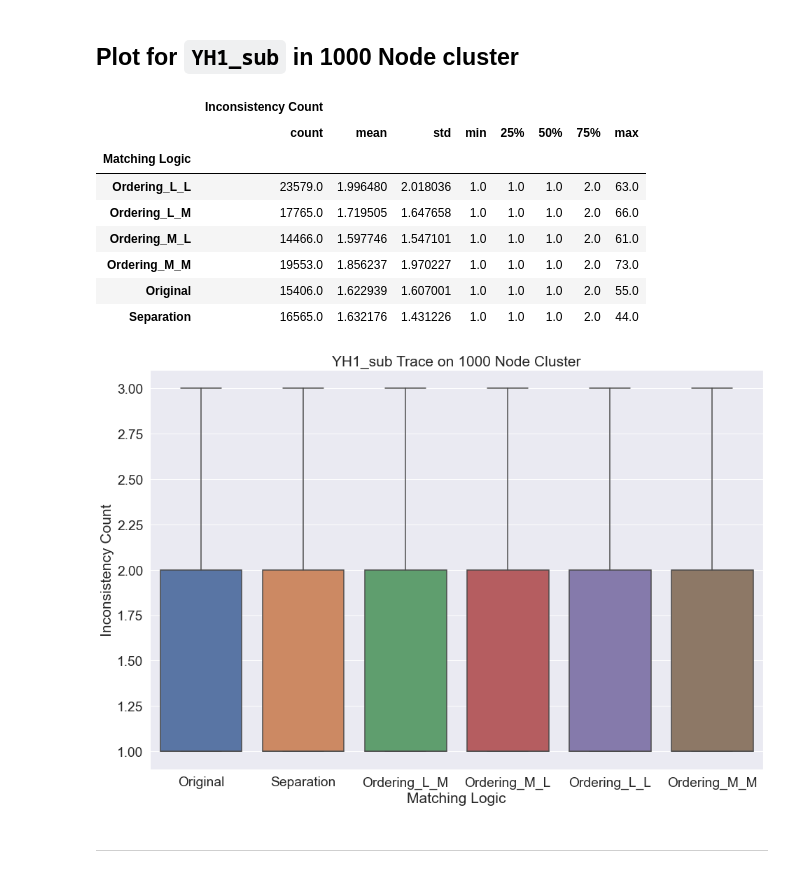
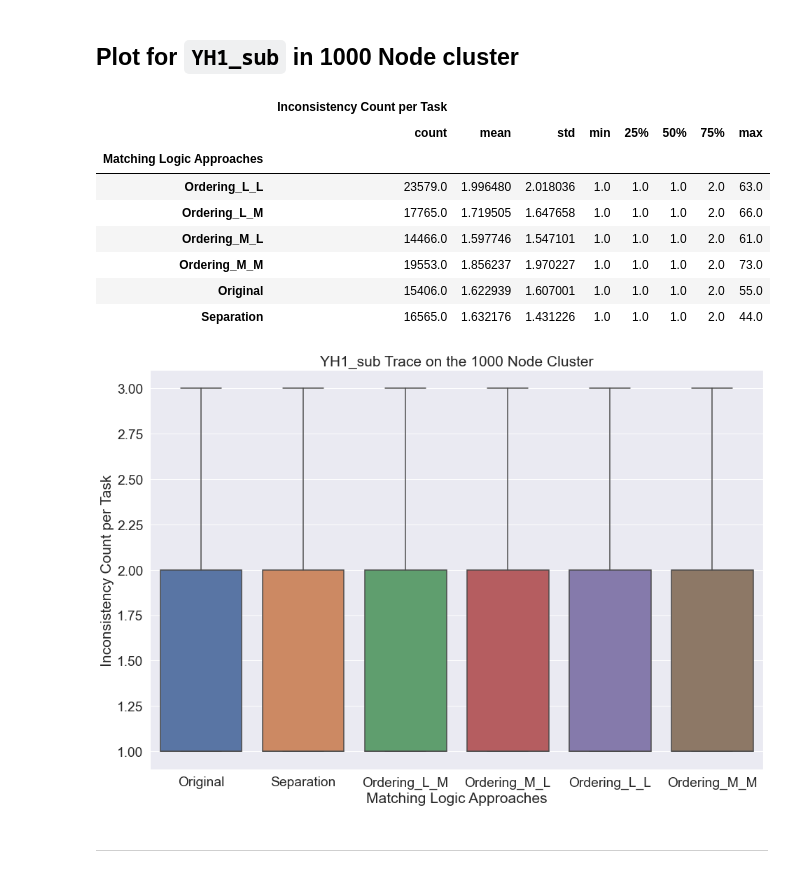
Before and after one commit to meghanat/megha_simulator, a Jupyter notebook: Results/Plot_inconsistency_count.ipynb, the cells around one changed output. Cells and saved outputs as stored; diff of their text form; code cells hidden in the pictures.

Commit message:
Updated the Jupyter Notebooks for creating the box-plots.

```diff
--- a/Results/Plot_inconsistency_count.ipynb
+++ b/Results/Plot_inconsistency_count.ipynb
@@ -316,0 +319,2 @@ total_task_count_per_trace
+# %%
+INCONSISTENCY_COUNT_Y_AXIS_NAME = "Inconsistency Count per Task"
@@ -334,7 +340,7 @@ def create_inconsistency_dataframe(MATCHING_LOGIC_DATA, CLUSTER_TRACE_NAMES, TRA
 #         for _ in range(total_task_count_per_trace[TRACE_NAME] - task_count_with_inconsistency_event):
 #             input_list.append([logic, NO_INCONSISTENCY_EVENT])
 
-    return pd.DataFrame(input_list, columns=['Matching Logic', 'Inconsistency Count'])
+    return pd.DataFrame(input_list, columns=[INCONSISTENCY_COUNT_X_AXIS_NAME, INCONSISTENCY_COUNT_Y_AXIS_NAME])
 # %%
 def create_workers_searched_dataframe(MATCHING_LOGIC_DATA, CLUSTER_TRACE_NAMES, TRACE_NAME, CLUSTER_SIZE):
     assert TRACE_NAME in CLUSTER_TRACE_NAMES, f"Invalid trace name={TRACE_NAME} provided!"
@@ -365,6 +371,8 @@ sns.set(rc={'figure.figsize':(15.7,10.5)})
 sns.set(font_scale = 1.75)
 # %% [markdown]
 ---
+# %%
+SHOW_OUTLIERS = False
 # %% [markdown]
 # Inconsistency Events Per Task
 # %% [markdown]
@@ -374,11 +382,11 @@ create_inconsistency_dataframe(MATCHING_LOGIC_DATA,
                                CLUSTER_TRACE_NAMES,
                                "YH1_sub",
                                1000
-                               ).groupby("Matching Logic").describe()
+                               ).groupby(INCONSISTENCY_COUNT_X_AXIS_NAME).describe()
 # %% [output]
-|  | Inconsistency Count |  |  |  |  |  |  |  |
+|  | Inconsistency Count per Task |  |  |  |  |  |  |  |
 |  | count | mean | std | min | 25% | 50% | 75% | max |
-| Matching Logic |  |  |  |  |  |  |  |  |
+| Matching Logic Approaches |  |  |  |  |  |  |  |  |
 | Ordering_L_L | 23579.0 | 1.996480 | 2.018036 | 1.0 | 1.0 | 1.0 | 2.0 | 63.0 |
 | Ordering_L_M | 17765.0 | 1.719505 | 1.647658 | 1.0 | 1.0 | 1.0 | 2.0 | 66.0 |
 | Ordering_M_L | 14466.0 | 1.597746 | 1.547101 | 1.0 | 1.0 | 1.0 | 2.0 | 61.0 |
@@ -386,18 +394,18 @@ create_inconsistency_dataframe(MATCHING_LOGIC_DATA,
 | Original | 15406.0 | 1.622939 | 1.607001 | 1.0 | 1.0 | 1.0 | 2.0 | 55.0 |
 | Separation | 16565.0 | 1.632176 | 1.431226 | 1.0 | 1.0 | 1.0 | 2.0 | 44.0 |
 # %%
-ax = sns.boxplot(x="Matching Logic", y="Inconsistency Count",
+ax = sns.boxplot(x=INCONSISTENCY_COUNT_X_AXIS_NAME, y=INCONSISTENCY_COUNT_Y_AXIS_NAME,
                  data=create_inconsistency_dataframe(MATCHING_LOGIC_DATA,
                                                      CLUSTER_TRACE_NAMES,
                                                      "YH1_sub",
                                                      1000
-                                                     ), showfliers = False)
-ax.set(title='YH1_sub Trace on 1000 Node Cluster')
+                                                     ), showfliers = SHOW_OUTLIERS)
+ax.set(title='YH1_sub Trace on the 1000 Node Cluster')
 
 fig = ax.get_figure()
 fig.savefig(fname= BASE_FILE_PATH / Path('BoxPlot_Images') / Path("YH1_sub_1000.jpeg"), dpi=300)
 # %% [output]
-[figure, old version]
+[figure, new version]
 # %% [markdown]
 ---
 # %% [markdown]
```
Also changed, not shown: parts of 22 cells of this notebook, 1 other file.
